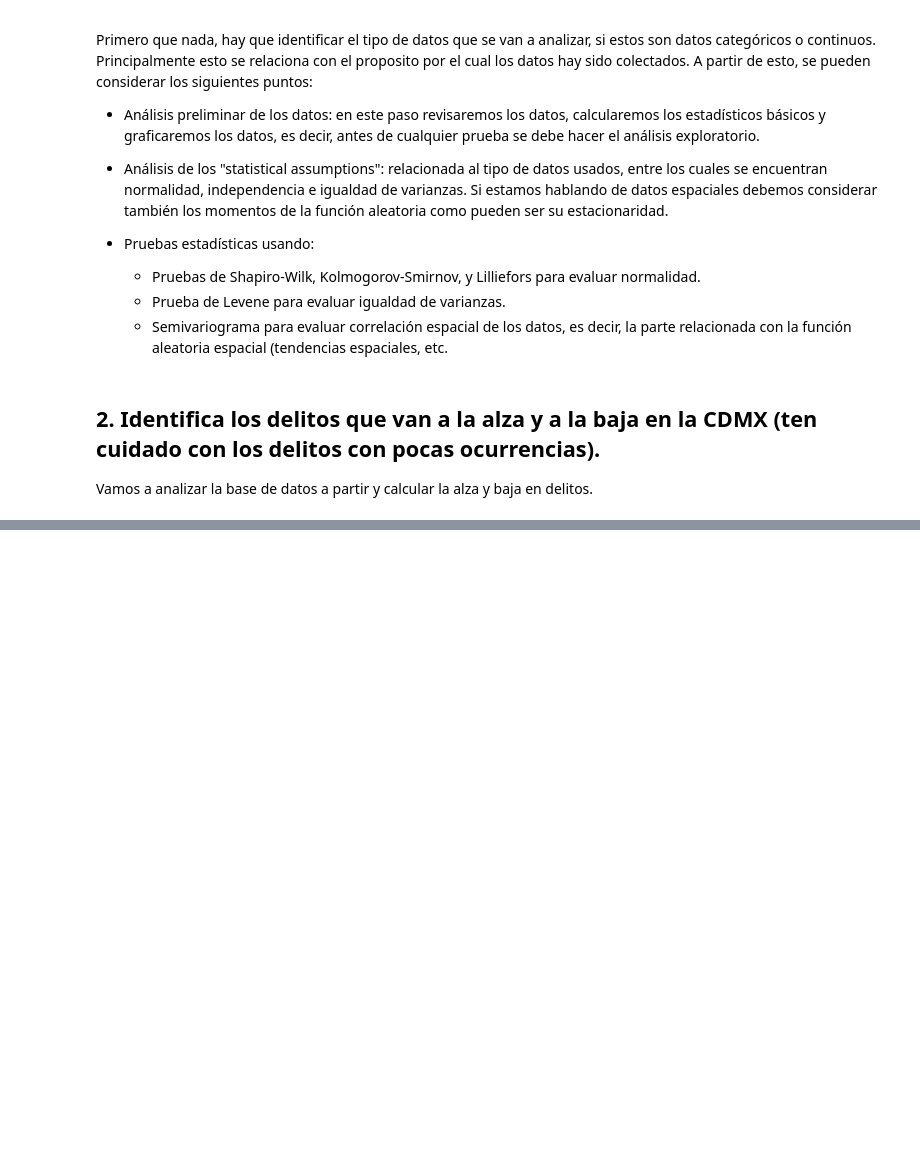
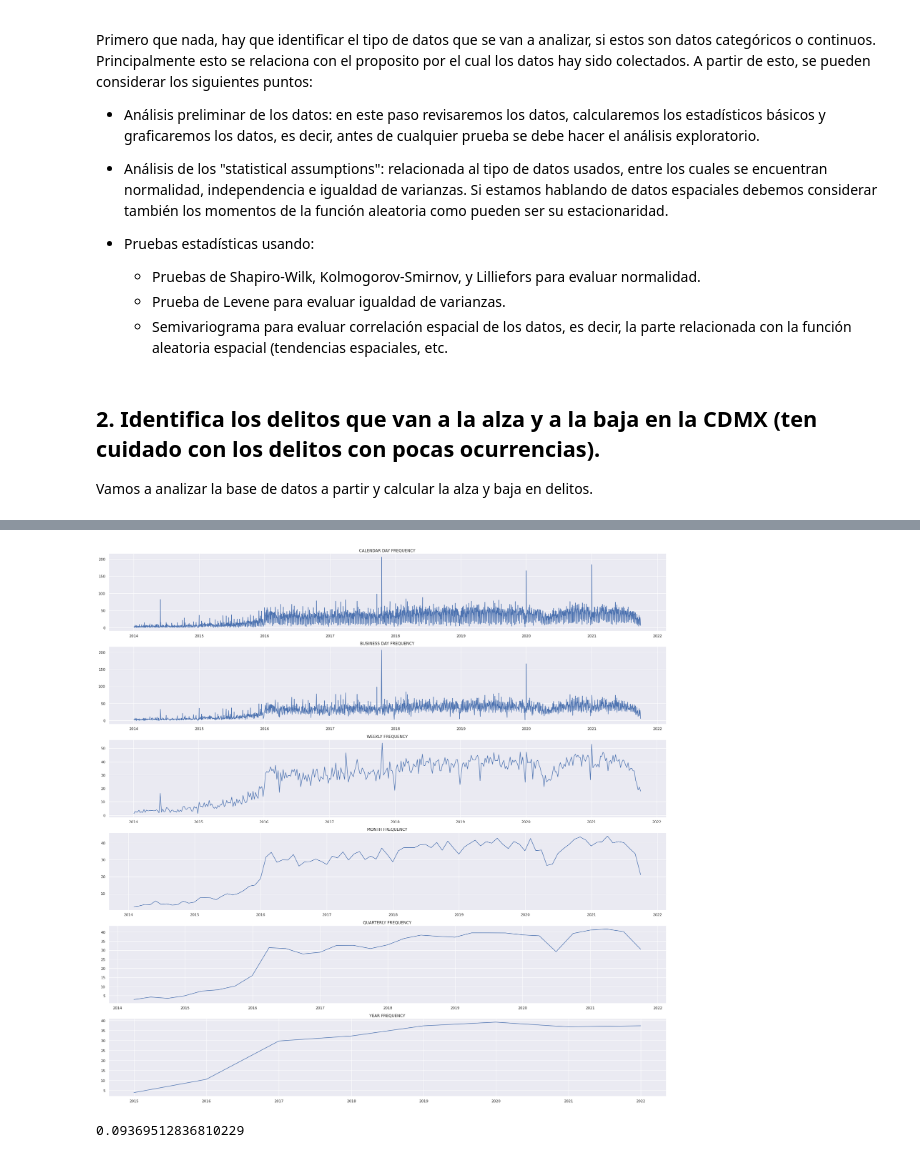
Before and after one commit to juanxo90/Data-science-OPI, a Jupyter notebook: OPI_ciencia_de_datos.ipynb, the cells around one changed output, grey strips where cells are left out. Cells and saved outputs as stored; diff of their text form; code cells hidden in the pictures; blank space fills up the shorter version.

```diff
--- a/OPI_ciencia_de_datos.ipynb
+++ b/OPI_ciencia_de_datos.ipynb
@@ -40,0 +261,22 @@ data.head()
+# %%
+fig, (ax1,ax2,ax3,ax4,ax5,ax6) = plt.subplots(6,figsize=(30,30))
+
+ax1.plot(df_frau.resample('D').mean())
+ax1.set_title('CALENDAR DAY FREQUENCY');
+
+ax2.plot(df_frau.resample('B').mean())
+ax2.set_title('BUSINESS DAY FREQUENCY');
+
+ax3.plot(df_frau.resample('W').mean())
+ax3.set_title('WEEKLY FREQUENCY');
+
+ax4.plot(df_frau.resample('M').mean())
+ax4.set_title('MONTH FREQUENCY');
+
+ax5.plot(df_frau.resample('Q').mean())
+ax5.set_title('QUARTERLY FREQUENCY');
+
+ax6.plot(df_frau.resample('A').mean())
+ax6.set_title('YEAR FREQUENCY');
+# %% [output]
+[figure, added]
@@ -40,0 +302,5 @@ data.head()
+# %%
+ten = tendencia(df_frau.index.map(dt.datetime.toordinal), df_frau, 1)
+print("La pendiente ")
+# %% [output]
+0.09369512836810229
```
Also changed, not shown: parts of 30 cells of this notebook.
